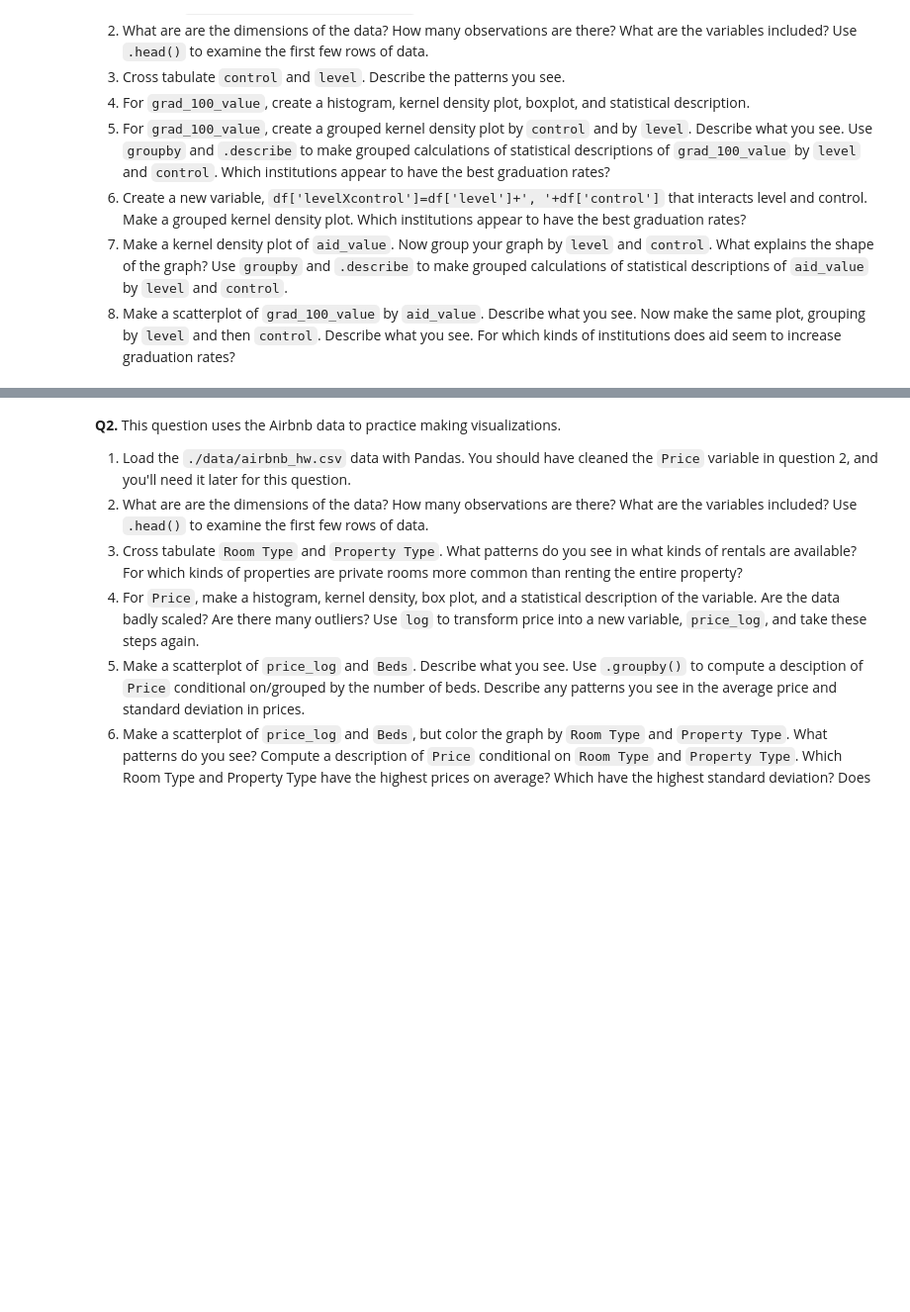
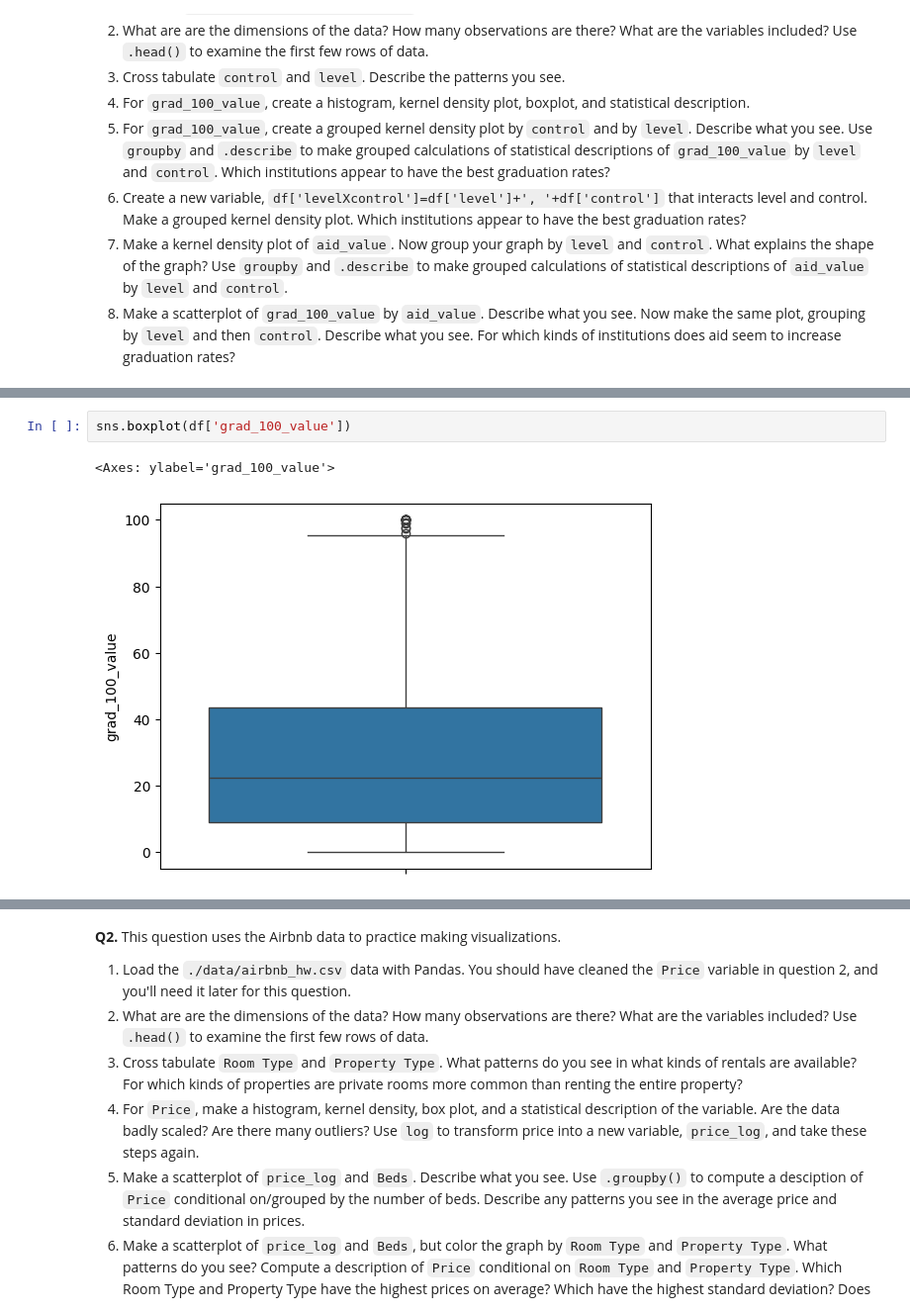
Before and after one commit to annagirerd/visualization, a Jupyter notebook: assignment/assignment.ipynb, the cells around one changed output, grey strips where cells are left out. Shown at 99% size. Cells and saved outputs as stored; diff of their text form; blank space fills up the shorter version.

```diff
--- a/assignment/assignment.ipynb
+++ b/assignment/assignment.ipynb
@@ -60,0 +150,5 @@ The "relevant" variables for this question are:
+# %%
+sns.boxplot(df['grad_100_value'])
+# %% [output]
+<Axes: ylabel='grad_100_value'>
+[figure, added]
```
Also changed, not shown: parts of 16 cells of this notebook.
